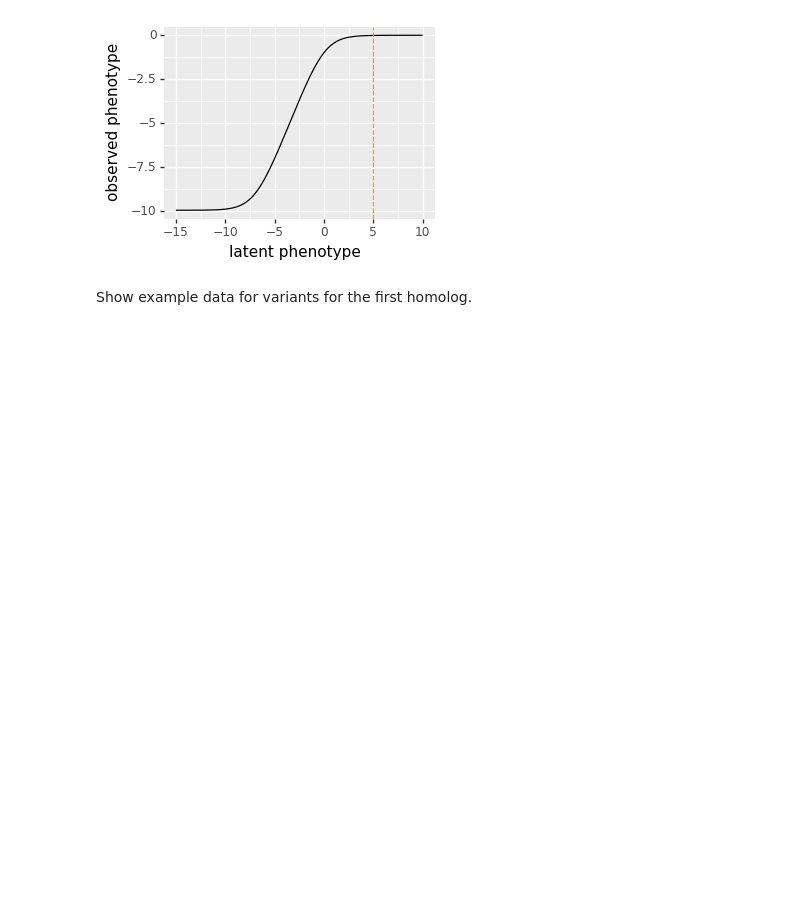
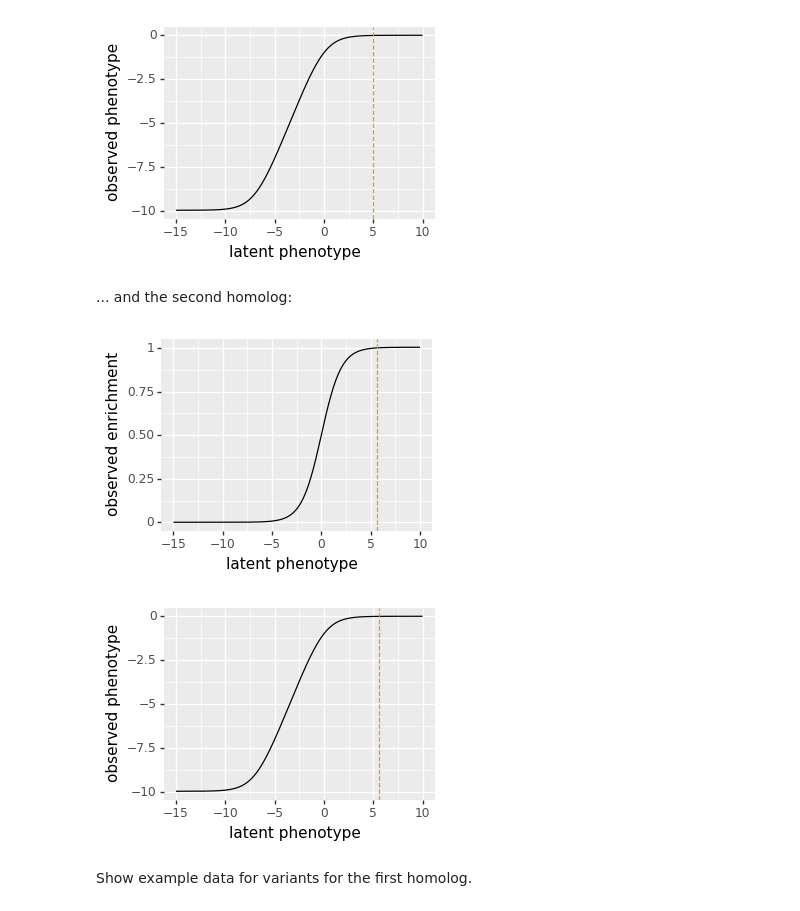
Before and after one commit to matsengrp/multidms, a Jupyter notebook: simulate_data.ipynb, the cells around one changed output. Saved outputs shown, nothing was run; the diff lists cells and outputs as text; code cells hidden in the pictures; blank space fills up the shorter version.

```diff
--- a/simulate_data.ipynb
+++ b/simulate_data.ipynb
@@ -387,6 +387,15 @@ for value in ["enrichment", "phenotype"]:
 # %% [output]
 [figure]
 [figure]
+# %% [markdown]
+... and the second homolog:
+# %%
+for value in ["enrichment", "phenotype"]:
+    p = p_sim_h2.plotLatentVsObserved(value)
+    _ = p.draw()
+# %% [output]
+[figure, added]
+[figure, added]
 # %% [markdown]
 Show example data for variants for the first homolog.
 # %%
```
Also changed, not shown: parts of 2 cells of this notebook.
